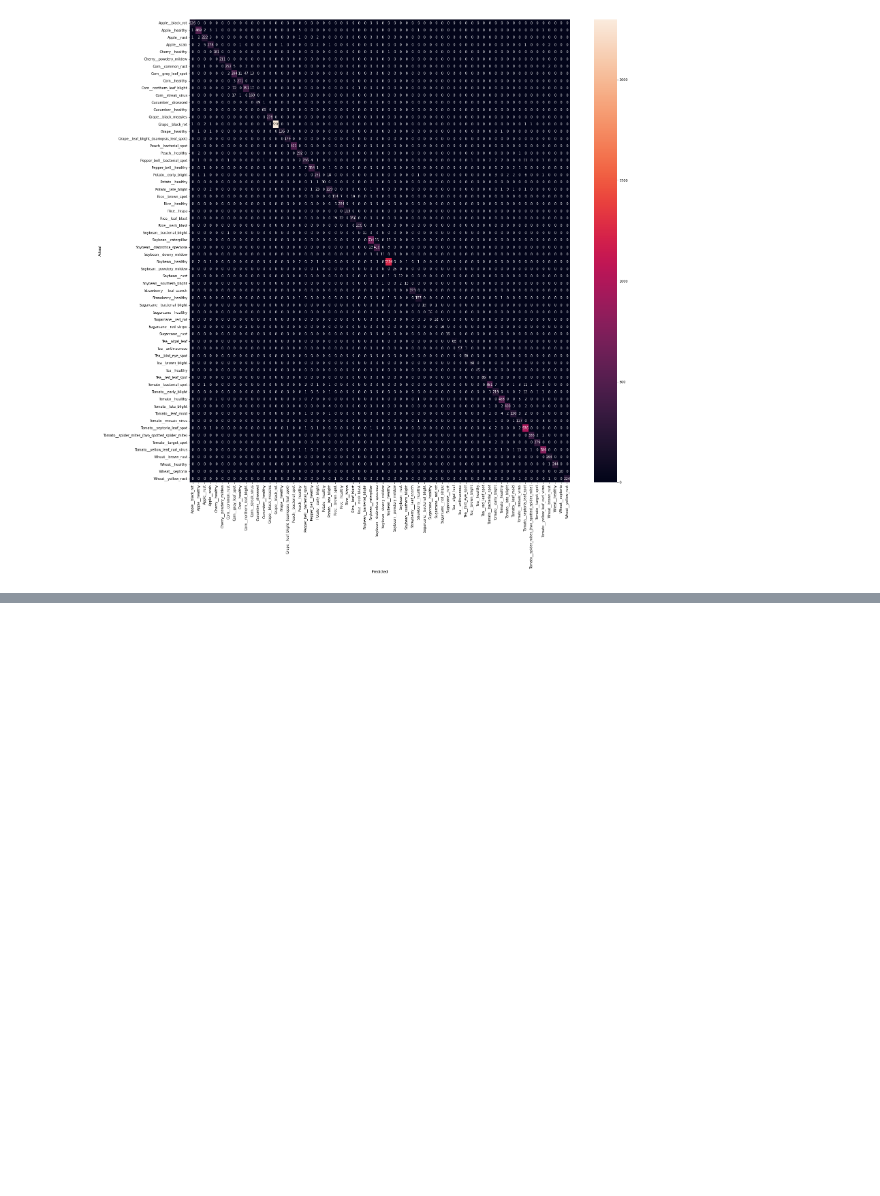
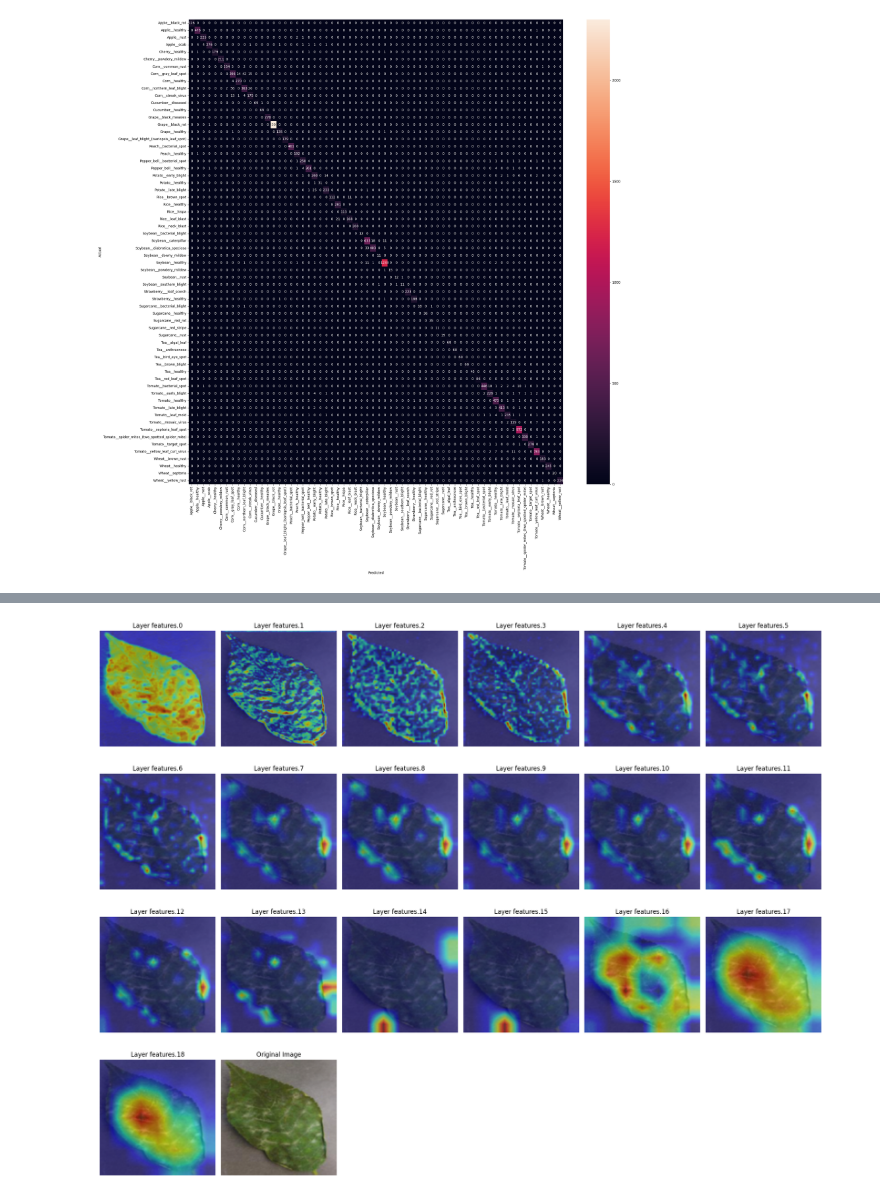
Before and after one commit to ituitis20-yilmazmuha20/plant-disease-detection, a Jupyter notebook: test.ipynb, the cells around one changed output, grey strips where cells are left out. Saved outputs shown, nothing was run; the diff lists cells and outputs as text; code cells hidden in the pictures; blank space fills up the shorter version.

Commit message:
modeller test edildi ve grad cam eklendi

```diff
--- a/test.ipynb
+++ b/test.ipynb
@@ -206 +242,94 @@ print(report)
                                   weighted avg       0.96      0.96      0.96     17483
+# %%
+class GradCAM:
+    def __init__(self, model, target_layer):
+        self.model = model
+        self.target_layer = target_layer
+        self.gradients = None
+        self.activations = None
+        self.model.eval()
+        self.hook_layers()
+
+    def hook_layers(self):
+        def forward_hook(module, input, output):
+            self.activations = output.detach()
+
+        def backward_hook(module, grad_in, grad_out):
+            self.gradients = grad_out[0].detach()
+
+        target_module = dict(self.model.named_modules())[self.target_layer]
+        target_module.register_forward_hook(forward_hook)
+        target_module.register_backward_hook(backward_hook)
+
+    def generate_heatmap(self, input_image, class_idx=None):
+        output = self.model(input_image)
+        if class_idx is None:
+            class_idx = output.argmax(dim=1).item()
+        self.model.zero_grad()
+        target = output[0][class_idx]
+        target.backward()
+        weights = self.gradients.mean(dim=[0, 2, 3], keepdim=True)
+        grad_cam = (weights * self.activations).sum(dim=1, keepdim=True)
+        grad_cam = F.relu(grad_cam)
+        grad_cam = F.interpolate(grad_cam, size=input_image.shape[2:], mode='bilinear', align_corners=False)
+        grad_cam = grad_cam.squeeze().cpu().numpy()
+        heatmap = np.maximum(grad_cam, 0)
+        heatmap /= heatmap.max()
+        return heatmap
+
+def apply_heatmap(image, heatmap, alpha=0.5, colormap='jet'):
+    colormap = plt.cm.get_cmap(colormap)
+    heatmap_colored = colormap(heatmap)[:, :, :3]
+    heatmap_colored = np.uint8(255 * heatmap_colored)
+    overlay = Image.fromarray(heatmap_colored).resize(image.size)
+    overlay = np.array(overlay)
+    output = np.array(image) * (1 - alpha) + overlay * alpha
+    output = np.uint8(output)
+    return Image.fromarray(output)
+
+# Modeli ve katman adını belirleyin
+MODEL_PATH = 'models/MobileNetV2_20240531_021014/best_model.pth'
+device = torch.device('cuda' if torch.cuda.is_available() else 'cpu')
+mobilenetv2_base_model = models.mobilenet_v2(weights=models.MobileNet_V2_Weights.DEFAULT)
+mobilenetv2_base_model.classifier[1] = nn.Linear(mobilenetv2_base_model.last_channel, 64)
+mobilenetv2_base_model.load_state_dict(torch.load(MODEL_PATH, map_location=device))
+mobilenetv2_base_model.to(device)
+
+# Örnek resmi yükleyin ve işleyin
+transform = transforms.Compose([
+            transforms.ToTensor(),
+            transforms.Normalize(mean=[0.485, 0.456, 0.406], std=[0.229, 0.224, 0.225])
+        ])
+
+# sample a random image from /example_images dir
+sampled_image = np.random.choice(os.listdir('./example_images'))
+example_image_path = './example_images/' + sampled_image
+image = Image.open(example_image_path).convert('RGB')
+input_image = transform(image).unsqueeze(0).to(device)
+
+# Grad-CAM hesapla ve subplot olarak göster
+num_layers = len(mobilenetv2_base_model.features)
+cols = 6  # Bir satırda gösterilecek sütun sayısı
+rows = (num_layers + cols - 1) // cols  # Toplam satır sayısı
+
+plt.figure(figsize=(20, rows * 4))
+
+for i in range(num_layers):
+    grad_cam = GradCAM(model=mobilenetv2_base_model, target_layer=f'features.{i}')
+    heatmap = grad_cam.generate_heatmap(input_image)
+    output_image = apply_heatmap(image, heatmap)
+
+    plt.subplot(rows, cols, i + 1)
+    plt.title(f'Layer features.{i}')
+    plt.imshow(output_image)
+    plt.axis('off')
+
+# Orjinal resmi göster
+plt.subplot(rows, cols, num_layers + 1)
+plt.title('Original Image')
+plt.imshow(image)
+plt.axis('off')
+plt.tight_layout()
+plt.show()
+# %% [output]
+[figure, added]
```
Also changed, not shown: parts of 17 cells of this notebook, 2 other files.
